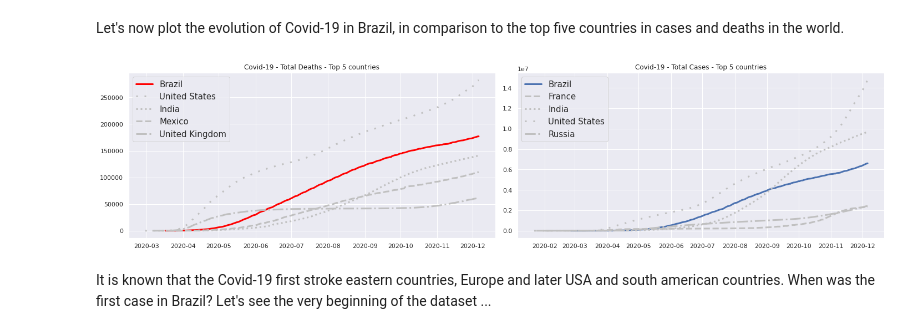
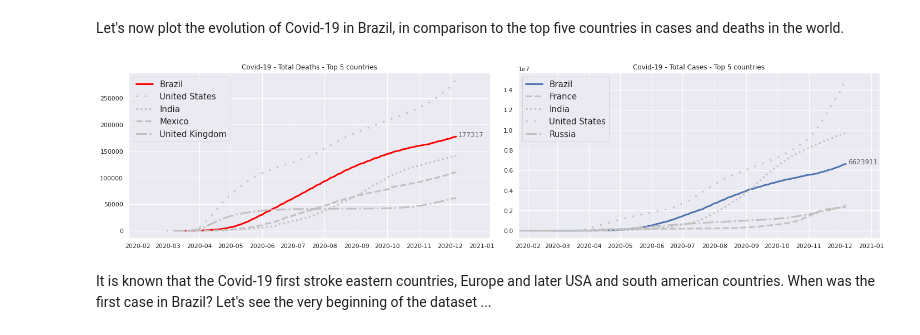
Before and after one commit to JoaoSiqueiraDS/DS_Days, a Jupyter notebook: COVID.ipynb, the cells around one changed output. Drawn from its saved outputs; the diff is of its cells as text; code cells hidden in the pictures.

```diff
--- a/COVID.ipynb
+++ b/COVID.ipynb
@@ -287,34 +292,38 @@ deaths_uk = df.loc[df.location=="United Kingdom", ["date", "total_deaths"]]
 
 
 fig, (x1, x2) = plt.subplots(ncols=2, nrows=1, figsize=(20,5))
 
 #Plotting the cases
 
 x2.plot(cases_brazil["date"], cases_brazil["total_cases"],linewidth=3, color=None,
          markeredgecolor="w", markeredgewidth=0.5, label="Brazil")
 x2.plot(cases_france["date"], cases_france["total_cases"], linewidth=3, ls="--", color="#C0C0C0", label="France")
 x2.plot(cases_india["date"], cases_india["total_cases"], linewidth=3, ls=":", color="#C0C0C0", label="India")
 x2.plot(cases_usa["date"], cases_usa["total_cases"], linewidth=3, ls=(0, (1, 4)), color="#C0C0C0", label="United States")
 x2.plot(cases_russia["date"], cases_russia["total_cases"], linewidth=3, ls="-." , color="#C0C0C0", label="Russia")
+x2.text(x=cases_brazil.iloc[-1,0] + dt.timedelta(days=2), y=cases_brazil.iloc[-1,1], s=f'{int(cases_brazil.iloc[-1,1])}', alpha=0.7)
+x2.set_xlim(cases_brazil.iloc[0,0], cases_brazil.iloc[-1,0] + dt.timedelta(days=33))
 x2.legend(loc="upper left", prop={'size': 15})
 x2.set_title("Covid-19 - Total Cases - Top 5 countries")
 
 #plotting the deaths
 
 x1.plot(deaths_brazil["date"], deaths_brazil["total_deaths"],linewidth=3, color="red",
          markeredgecolor="w", markeredgewidth=0.5, label="Brazil")
 x1.plot(deaths_usa["date"], deaths_usa["total_deaths"], linewidth=3, ls=(0, (1, 4)), color="#C0C0C0", label="United States")
 x1.plot(deaths_india["date"], deaths_india["total_deaths"], linewidth=3, ls=":", color="#C0C0C0", label="India")
 x1.plot(deaths_mexico["date"], deaths_mexico["total_deaths"], linewidth=3,ls="--" , color="#C0C0C0", label="Mexico")
 x1.plot(deaths_uk["date"], deaths_uk["total_deaths"], linewidth=3, ls="-." , color="#C0C0C0", label="United Kingdom")
+x1.text(x=deaths_brazil.iloc[-1,0] + dt.timedelta(days=2), y=deaths_brazil.iloc[-1,1], s=f'{int(deaths_brazil.iloc[-1,1])}', alpha=0.7)
+x1.set_xlim(deaths_brazil.iloc[0,0], deaths_brazil.iloc[-1,0] + dt.timedelta(days=33))
 x1.legend(loc="upper left", prop={'size': 15})
 x1.set_title("Covid-19 - Total Deaths - Top 5 countries")
 
 
 
 plt.tight_layout()
 # %% [output]
-[figure, old version]
+[figure, new version]
 # %% [markdown]
 It is known that the Covid-19 first stroke eastern countries, Europe and later USA and south american countries. When was the first case in Brazil? Let's see the very beginning of the dataset ...
 # %%
```
Also changed, not shown: parts of 21 cells of this notebook.
